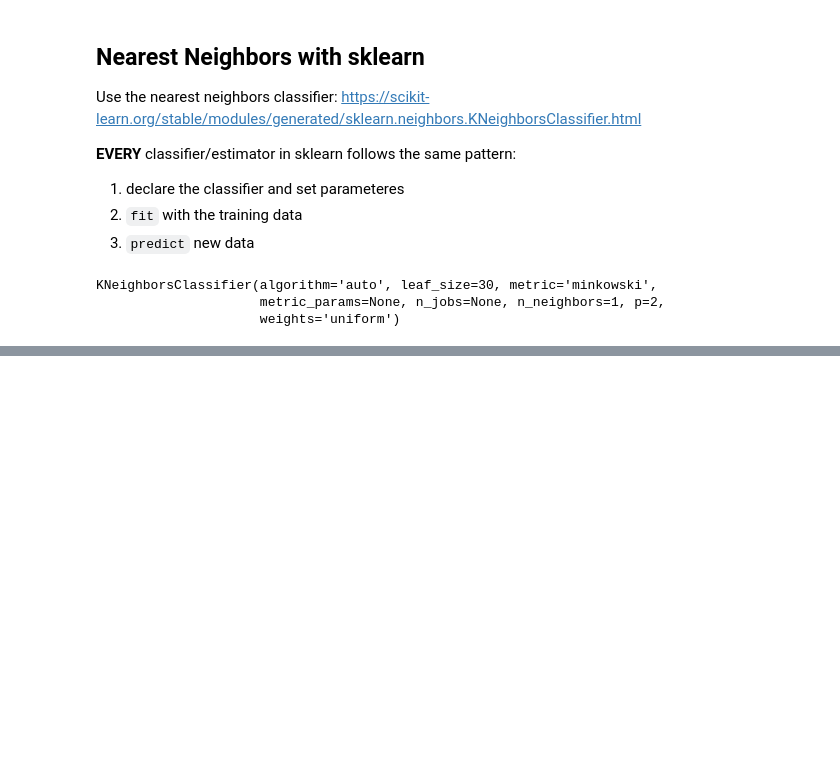
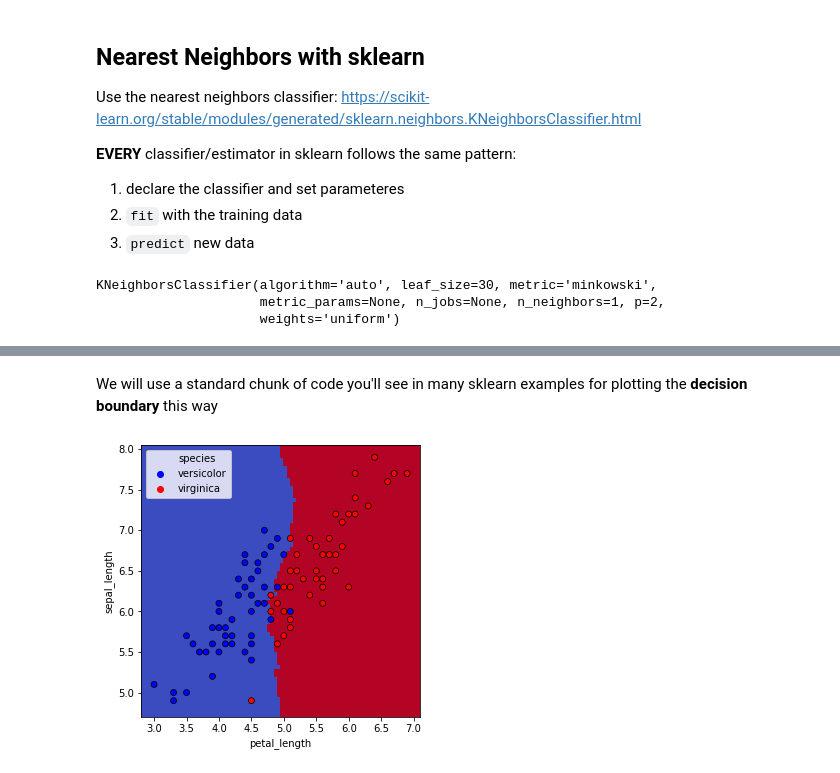
Before and after one commit to mdaugherity/PatternRecognition2020, a Jupyter notebook: Tutorial 6 - Scikit Learn.ipynb, the cells around one changed output, grey strips where cells are left out. Saved outputs shown, nothing was run; the diff lists cells and outputs as text; code cells hidden in the pictures; blank space fills up the shorter version.

```diff
--- a/Tutorial 6 - Scikit Learn.ipynb
+++ b/Tutorial 6 - Scikit Learn.ipynb
@@ -182,0 +171,20 @@ array([6.62, 6.7 , 6.82, 6.6 , 6.54, 6.05, 6.4 , 6.42, 6.6 , 6.32, 6.39,
+# %% [markdown]
+We will use a standard chunk of code you'll see in many sklearn examples for plotting the **decision boundary** this way
+# %%
+plt.figure(figsize=(5,5))
+
+# Plot the decision boundary
+h = 0.05
+m = 0.2 # border margin
+x_min, x_max = X[:, 0].min() - m, X[:, 0].max() + m
+y_min, y_max = X[:, 1].min() - m, X[:, 1].max() + m
+xx, yy = np.meshgrid(np.arange(x_min, x_max, h), np.arange(y_min, y_max, h))
+Z = clf.predict(np.c_[xx.ravel(), yy.ravel()])
+Z = Z.reshape(xx.shape)
+plt.pcolormesh(xx, yy, Z, cmap='coolwarm')
+
+sns.scatterplot(x='petal_length', y='sepal_length', hue='species', data=df,
+                hue_order=['versicolor','virginica'], palette=['blue','red'], edgecolor='k')
+plt.show()
+# %% [output]
+[figure, added]
```
Also changed, not shown: parts of 11 cells of this notebook, 4 other files.
